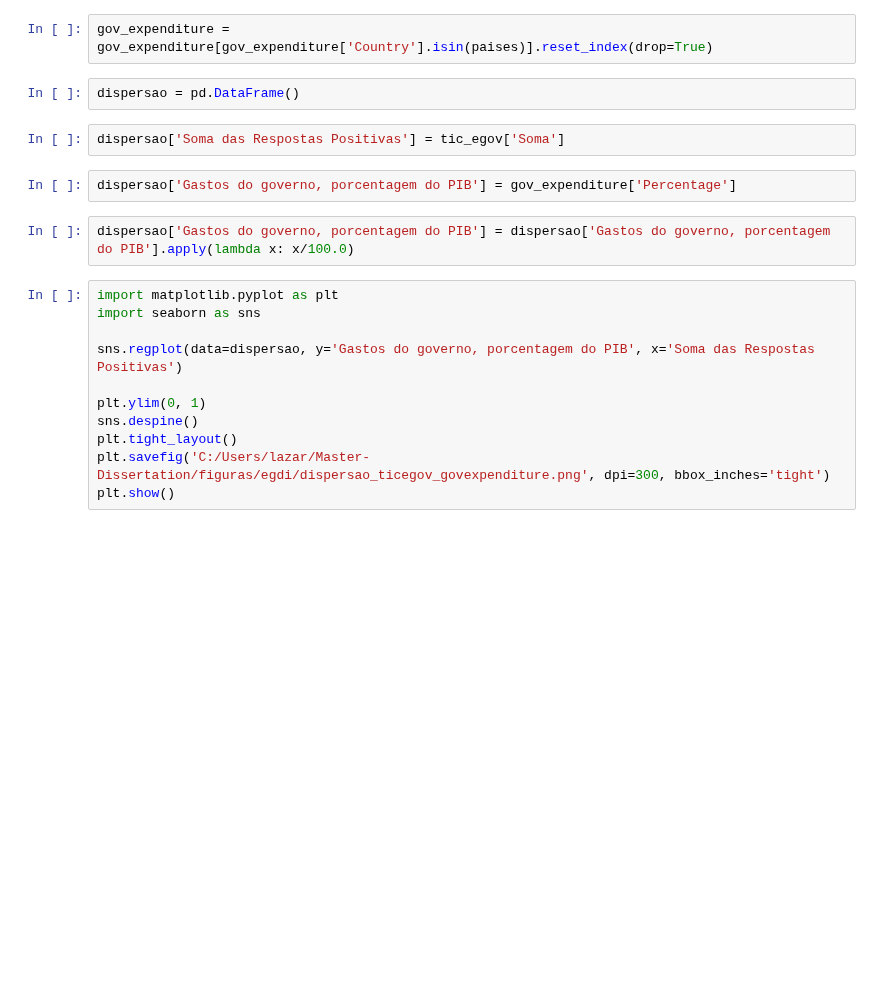
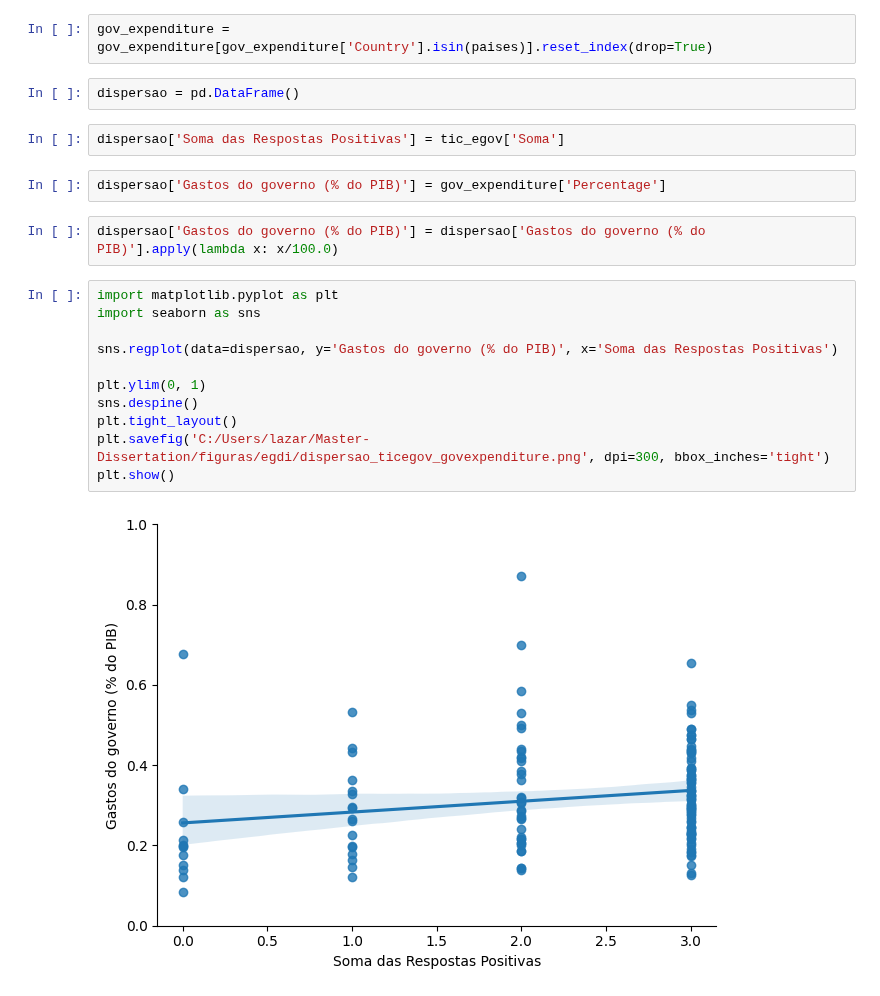
Before and after one commit to LazaroDamasceno/Dissertacao-Mestrado, a Jupyter notebook: eda/dispersao_correlacao/dispersao_ticegov_govexpenditure.ipynb, the cells around one changed output. Cells and saved outputs as stored; diff of their text form; blank space fills up the shorter version.

```diff
--- a/eda/dispersao_correlacao/dispersao_ticegov_govexpenditure.ipynb
+++ b/eda/dispersao_correlacao/dispersao_ticegov_govexpenditure.ipynb
@@ -30,17 +30,19 @@ dispersao = pd.DataFrame()
 # %%
 dispersao['Soma das Respostas Positivas'] = tic_egov['Soma']
 # %%
-dispersao['Gastos do governo, porcentagem do PIB'] = gov_expenditure['Percentage']
+dispersao['Gastos do governo (% do PIB)'] = gov_expenditure['Percentage']
 # %%
-dispersao['Gastos do governo, porcentagem do PIB'] = dispersao['Gastos do governo, porcentagem do PIB'].apply(lambda x: x/100.0)
+dispersao['Gastos do governo (% do PIB)'] = dispersao['Gastos do governo (% do PIB)'].apply(lambda x: x/100.0)
 # %%
 import matplotlib.pyplot as plt
 import seaborn as sns
 
-sns.regplot(data=dispersao, y='Gastos do governo, porcentagem do PIB', x='Soma das Respostas Positivas')
+sns.regplot(data=dispersao, y='Gastos do governo (% do PIB)', x='Soma das Respostas Positivas')
 
 plt.ylim(0, 1)
 sns.despine()
 plt.tight_layout()
 plt.savefig('C:/Users/lazar/Master-Dissertation/figuras/egdi/dispersao_ticegov_govexpenditure.png', dpi=300, bbox_inches='tight')
 plt.show()
+# %% [output]
+[figure, added]
```
Also changed, not shown: 25 other files.
